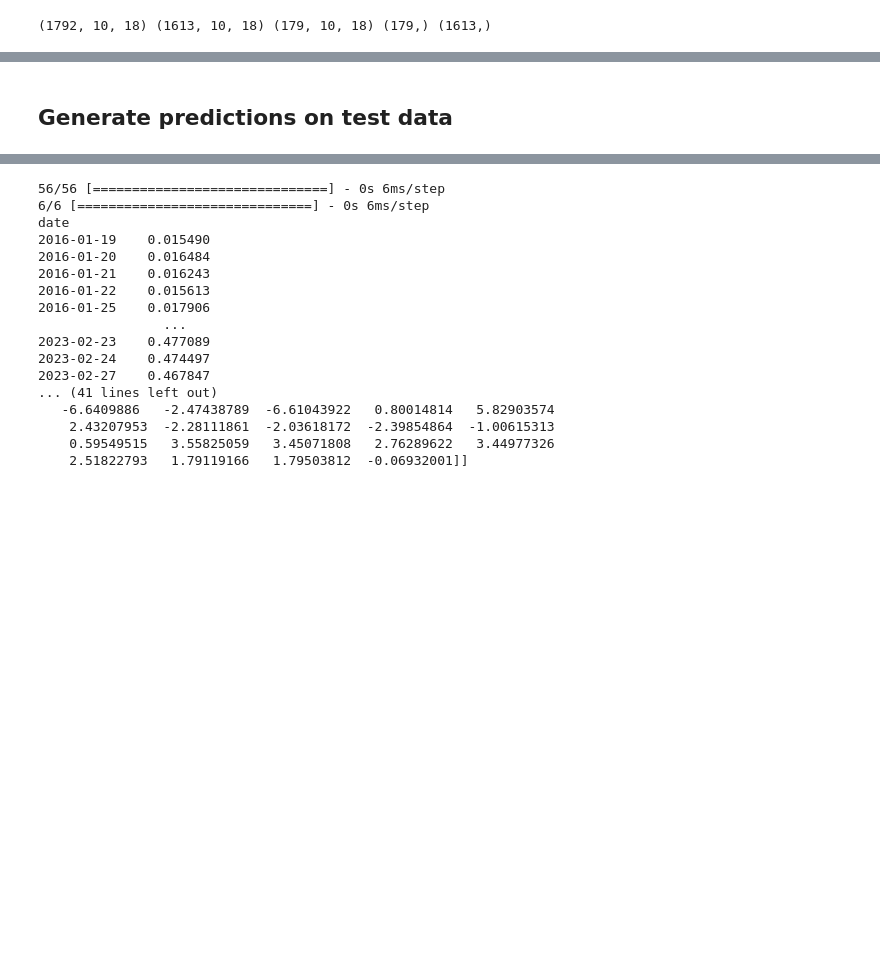
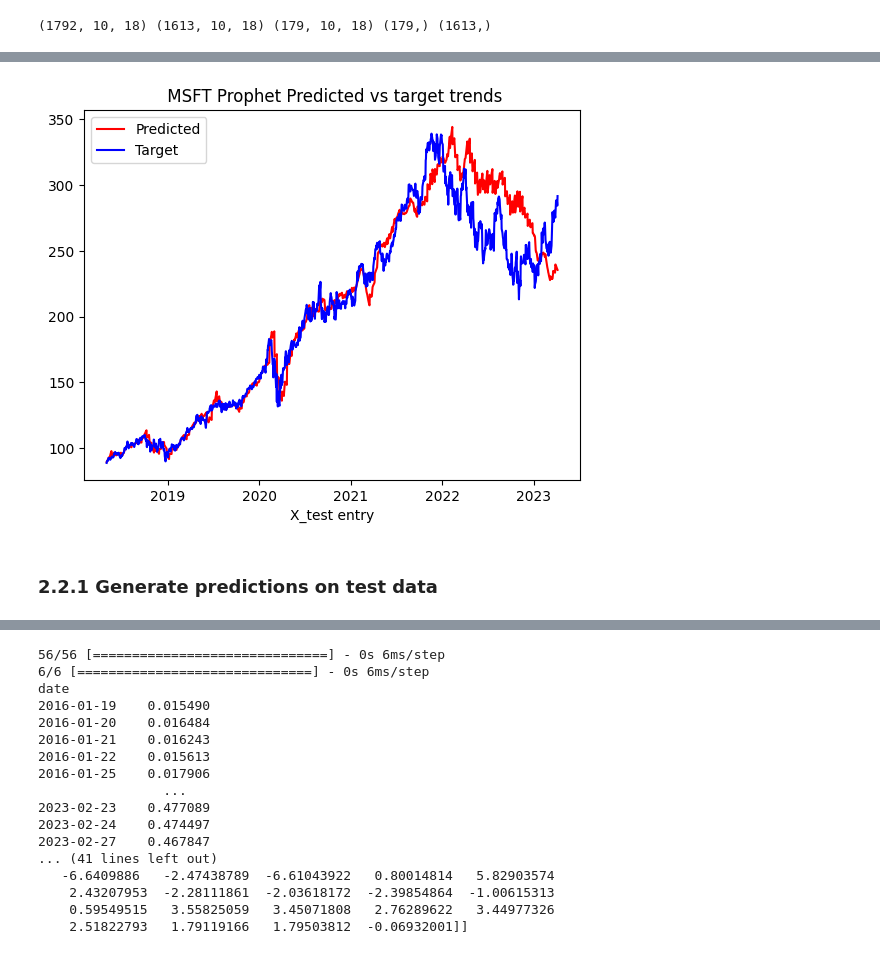
Before and after one commit to Adam-J-Green/BigData, a Jupyter notebook: Final_project_files/Copy_of_Train_model.ipynb, the cells around one changed output, grey strips where cells are left out. Drawn from its saved outputs; the diff is of its cells as text; code cells hidden in the pictures; blank space fills up the shorter version.

```diff
--- a/Final_project_files/Copy_of_Train_model.ipynb
+++ b/Final_project_files/Copy_of_Train_model.ipynb
@@ -408,5 +499,18 @@ INFO:cmdstanpy:Chain [1] start processing
+# %%
+#ploting MSFT Prophet predictions
+import matplotlib.pyplot as plt
+x=df_cv['ds']
+plt.plot(x,df_cv['yhat'], "r", label= "Predicted")
+plt.plot(x,df_cv['y'], "b", label= "Target")
+
+plt.title(" MSFT Prophet Predicted vs target trends")
+plt.xlabel('X_test entry')
+plt.legend()
+plt.show()
+# %% [output]
+[figure, added]
 # %% [markdown]
-## Generate predictions on test data
+### 2.2.1 Generate predictions on test data
 # %%
 # We use the best parameter to fit the model
 def get_data(df):
```
Also changed, not shown: parts of 41 cells of this notebook.
